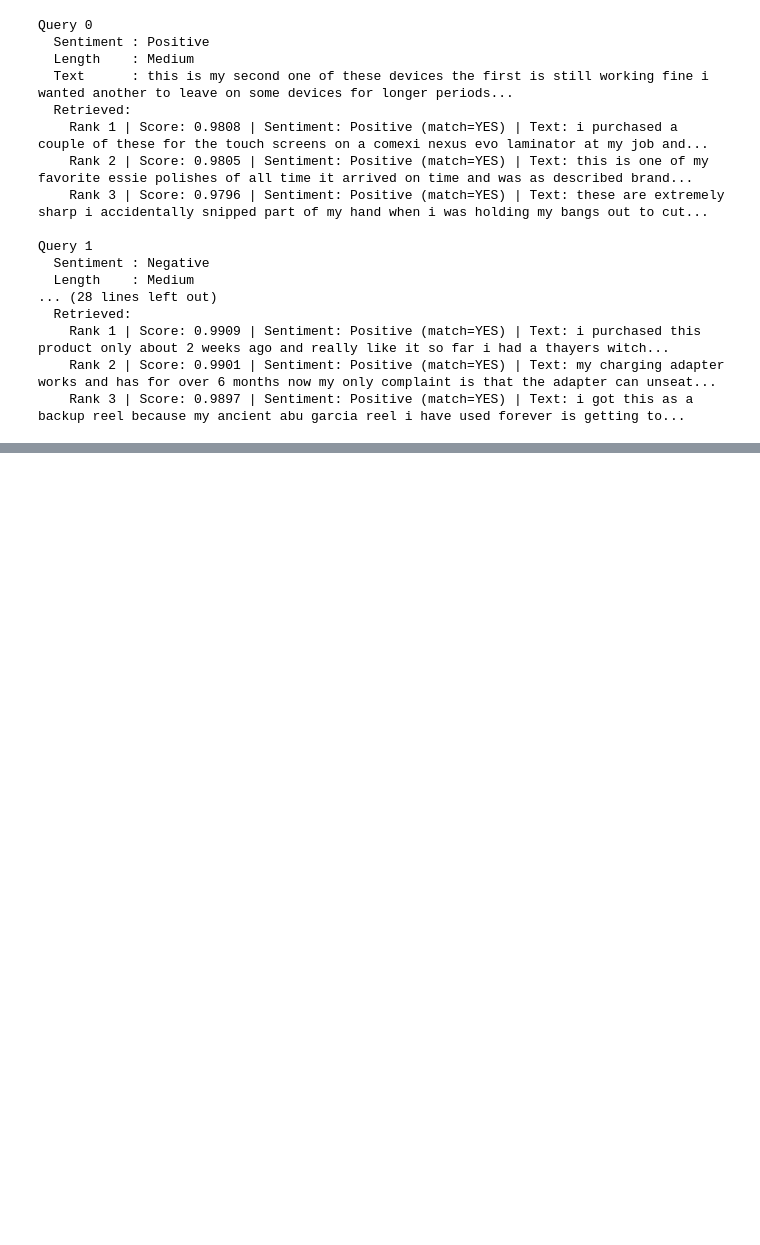
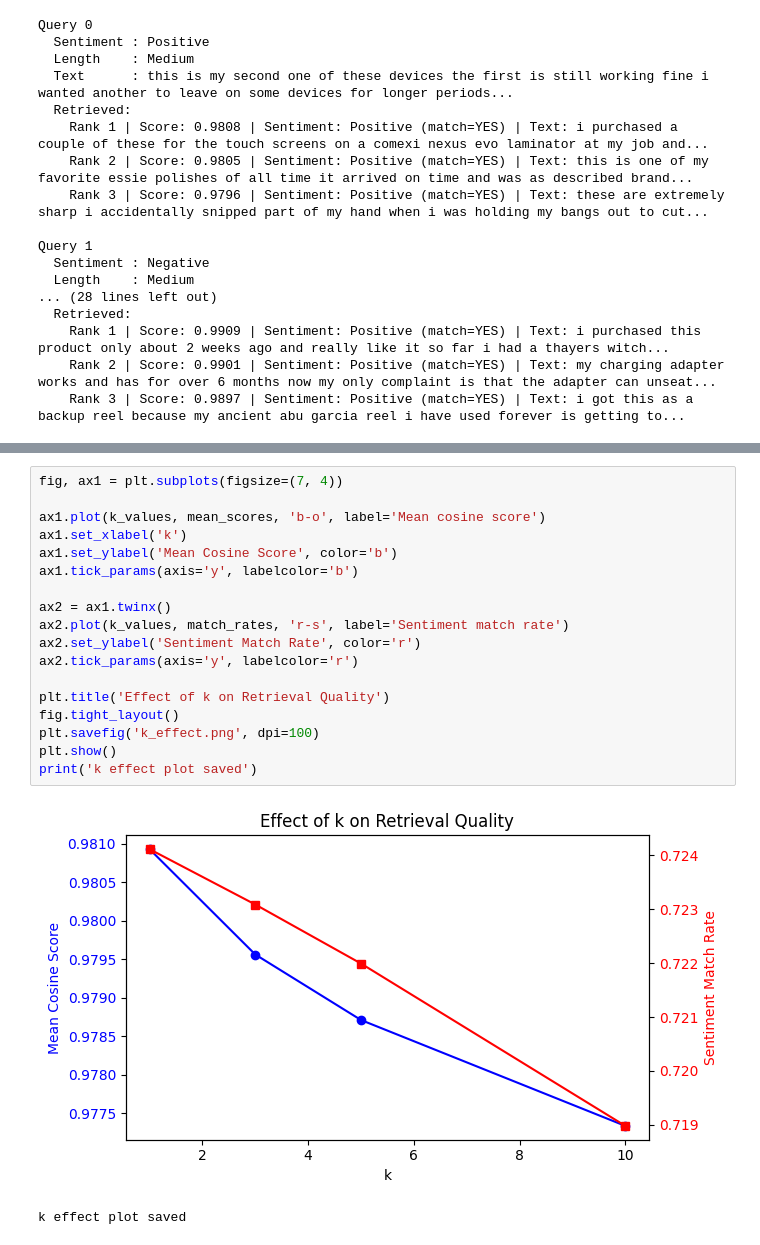
Before and after one commit to abdurrehmaaaaaan/i23-2506-NLP-Assignment3, a Jupyter notebook: i23-2506-Assignment3.ipynb, the cells around one changed output, grey strips where cells are left out. Drawn from its saved outputs; the diff is of its cells as text; blank space fills up the shorter version.

```diff
--- a/i23-2506-Assignment3.ipynb
+++ b/i23-2506-Assignment3.ipynb
@@ -1153,0 +1217,21 @@ Query 1
+# %%
+fig, ax1 = plt.subplots(figsize=(7, 4))
+
+ax1.plot(k_values, mean_scores, 'b-o', label='Mean cosine score')
+ax1.set_xlabel('k')
+ax1.set_ylabel('Mean Cosine Score', color='b')
+ax1.tick_params(axis='y', labelcolor='b')
+
+ax2 = ax1.twinx()
+ax2.plot(k_values, match_rates, 'r-s', label='Sentiment match rate')
+ax2.set_ylabel('Sentiment Match Rate', color='r')
+ax2.tick_params(axis='y', labelcolor='r')
+
+plt.title('Effect of k on Retrieval Quality')
+fig.tight_layout()
+plt.savefig('k_effect.png', dpi=100)
+plt.show()
+print('k effect plot saved')
+# %% [output]
+[figure, added]
+k effect plot saved
```
Also changed, not shown: parts of 6 cells of this notebook.
